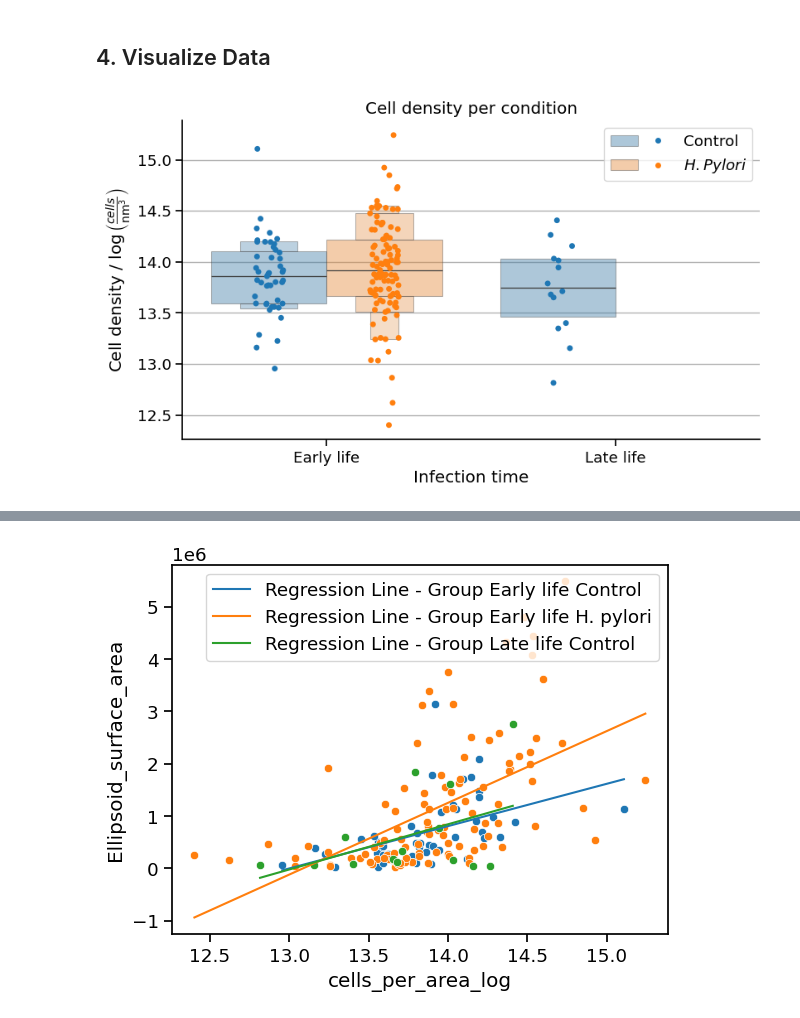
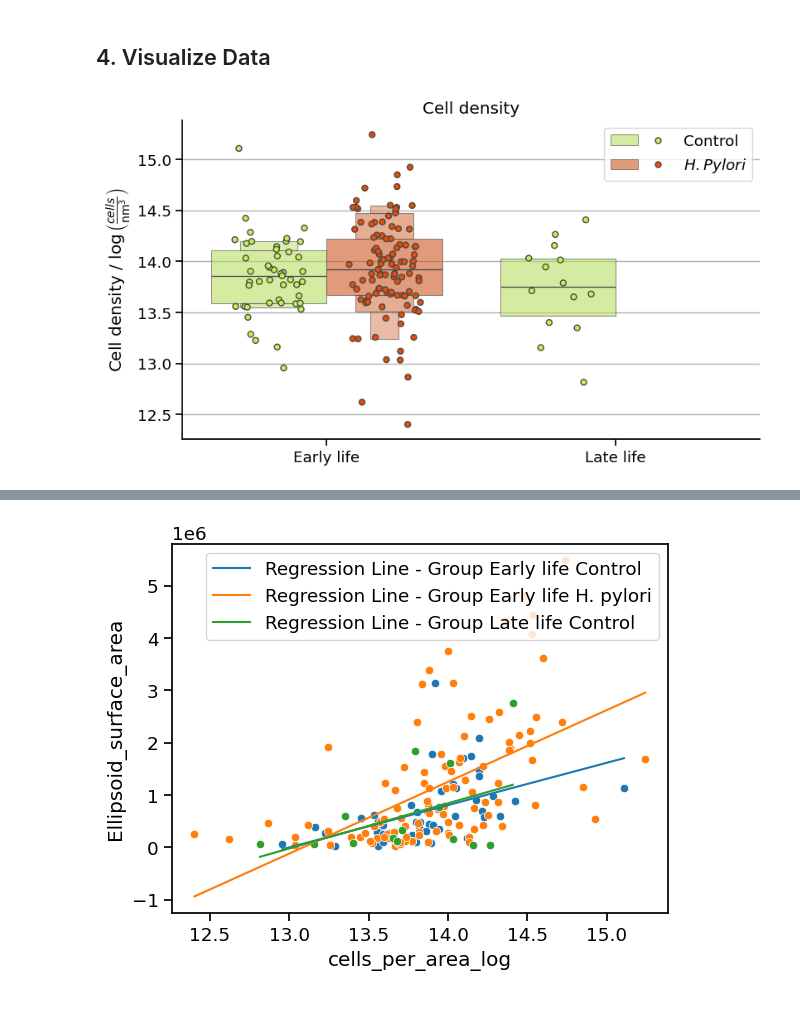
Before and after one commit to DaRoemer/OrganoCellQuant, a Jupyter notebook: Cell_count_analysis.ipynb, the cells around one changed output, grey strips where cells are left out. Cells and saved outputs as stored; diff of their text form; code cells hidden in the pictures.

```diff
--- a/Cell_count_analysis.ipynb
+++ b/Cell_count_analysis.ipynb
@@ -59,8 +59,14 @@ Data['dz']                      = Data['number slices top half'] * CF_z
 Data['Ellipsoid_surface_area']  = Data.apply(lambda row: ellipsoid_surface_area(row['dz'], row['small diameter µm'], row['biggest diameter µm']), axis=1)
 Data['cells_per_area']          = Data['number cells top half'] / Data['Ellipsoid_surface_area'] * 2000000000
 Data['cells_per_area_log']      = np.log(Data['cells_per_area'])
+Data['n_cells_log']             = np.log(Data['number cells top half'])
 
 # Remove untrusted datapoints
 DataTrusted = Data[Data['Data trustable'] == "Yes"]
 
-DataTrusted.head(5)
+# Get Organoids that are compleatly segmented
+key_words = ['only']
+exclude_list = ['Not', 'not', 'bad', 'Bad']
+DataVerify = DataTrusted[DataTrusted['Note'].notna() &
+                         DataTrusted['Note'].str.contains('good|Good|compleat', case=False, na=False) &
+                         ~ DataTrusted['Note'].str.contains('bad|Bad|bleaching', case=False, na=False)]
@@ -155,9 +292,10 @@ fig, ax1 = plt.subplots(figsize=(9,5))
 # Create the plot
 sns.boxenplot(y="cells_per_area_log",
 hue="Category",
+palette=['#c4f250', '#eb4d05'],
 data=Data,
 x = 'Infection_time',
-box_kws={'alpha': 0.4},
+box_kws={'alpha': 0.6},
 showfliers = False,
 ax=ax1
 )
@@ -165,36 +303,40 @@ ax=ax1
 sns.stripplot(data=Data,
 y="cells_per_area_log",
 hue="Category",
 x="Infection_time",
+palette=['#c4f250', '#eb4d05'],
 dodge=True,
+edgecolor='gray',
+linewidth=1,
+jitter = 0.25,
 ax=ax1)
 
 
 handles, labels = ax1.get_legend_handles_labels()
 
 ax1.legend(handles=[(handles[0], handles[2]), (handles[1], handles[3])],
           labels=['Control', '$\it{H. Pylori}$'],
           loc='best', handlelength=4,
           handler_map={tuple: HandlerTuple(ndivide=None)})
 
 
 
 # Add grid
 ax1.grid(axis='y')
 ax1.set_axisbelow(True)
-ax1.set_title('Cell density per condition')
+ax1.set_title('Cell density')
 ax1.set_ylabel(r'Cell density / $\log\left(\frac{cells}{\mathrm{nm}^3}\right)$')
-ax1.set_xlabel('Infection time')
+ax1.set_xlabel('')
 
 
 # Remove spine
 for s in ["top", "right"]:
     ax1.spines[s].set_visible(False)
 
 # Show the plot
 plt.show()
 # %% [output]
-[figure, old version]
+[figure, new version]
 # %%
 DataTrusted.head(1)
 # %% [output]
```
Also changed, not shown: parts of 7 cells of this notebook.
